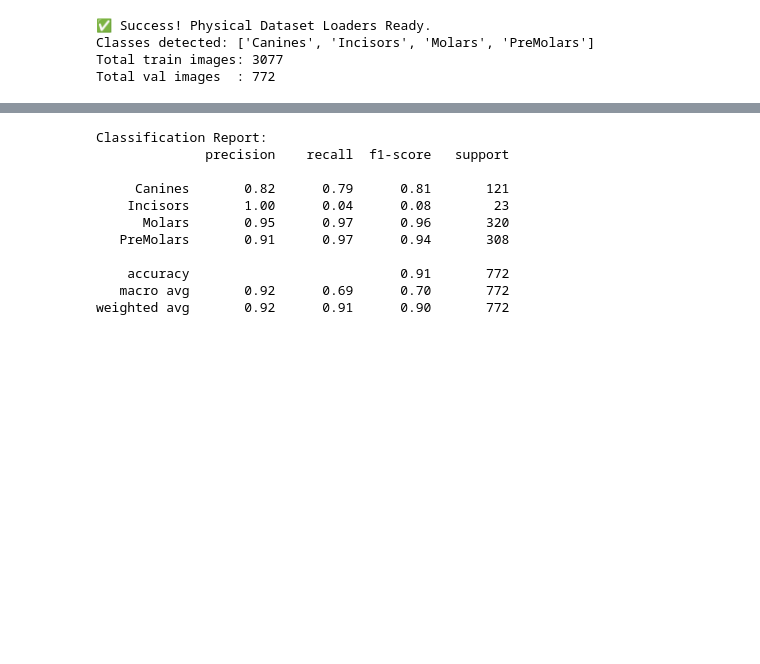
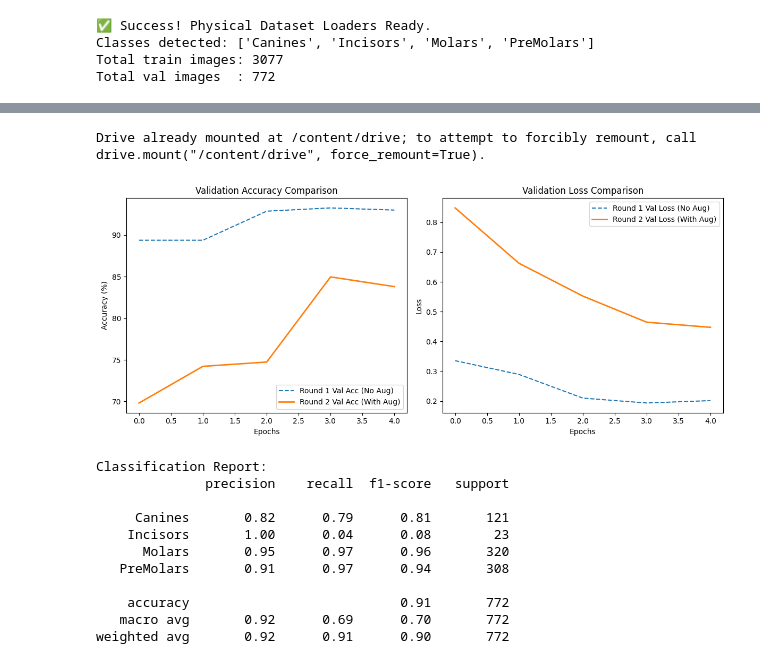
Before and after one commit to sin-siminn/CVPR-MID, a Jupyter notebook: CNN_Assignment.ipynb, the cells around one changed output, grey strips where cells are left out. Drawn from its saved outputs; the diff is of its cells as text; code cells hidden in the pictures; blank space fills up the shorter version.

```diff
--- a/CNN_Assignment.ipynb
+++ b/CNN_Assignment.ipynb
@@ -259,0 +240,10 @@ plt.show()
+# %%
+print("--- 🔴 ROUND 1: Baseline Training (No Augmentation / No Dropout) ---")
+
+model_r1 = ToothClassifier(use_dropout=False).to(device)
+criterion = nn.CrossEntropyLoss()
+optimizer_r1 = optim.Adam(model_r1.parameters(), lr=0.001)
+
+r1_t_loss, r1_v_loss, r1_t_acc, r1_v_acc = train_model(
+    model_r1, train_loader, val_loader, criterion, optimizer_r1, epochs=5
+)
@@ -260,3 +295,35 @@ plt.show()
+# %%
+from google.colab import drive
+drive.mount('/content/drive')
+# %% [output]
+Drive already mounted at /content/drive; to attempt to forcibly remount, call drive.mount("/content/drive", force_remount=True).
+# %%
+import matplotlib.pyplot as plt
+
+plt.figure(figsize=(12, 5))
+
+# Accuracy Plot
+plt.subplot(1, 2, 1)
+plt.plot(r1_v_acc, label='Round 1 Val Acc (No Aug)', linestyle='--')
+plt.plot(r2_v_acc, label='Round 2 Val Acc (With Aug)', linewidth=2)
+plt.title('Validation Accuracy Comparison')
+plt.xlabel('Epochs')
+plt.ylabel('Accuracy (%)')
+plt.legend()
+
+# Loss Plot
+plt.subplot(1, 2, 2)
+plt.plot(r1_v_loss, label='Round 1 Val Loss (No Aug)', linestyle='--')
+plt.plot(r2_v_loss, label='Round 2 Val Loss (With Aug)', linewidth=2)
+plt.title('Validation Loss Comparison')
+plt.xlabel('Epochs')
+plt.ylabel('Loss')
+plt.legend()
+
+plt.tight_layout()
+plt.show()
+# %% [output]
+[figure, added]
 # %%
 import numpy as np
 from sklearn.metrics import classification_report, confusion_matrix
```
Also changed, not shown: parts of 12 cells of this notebook.
